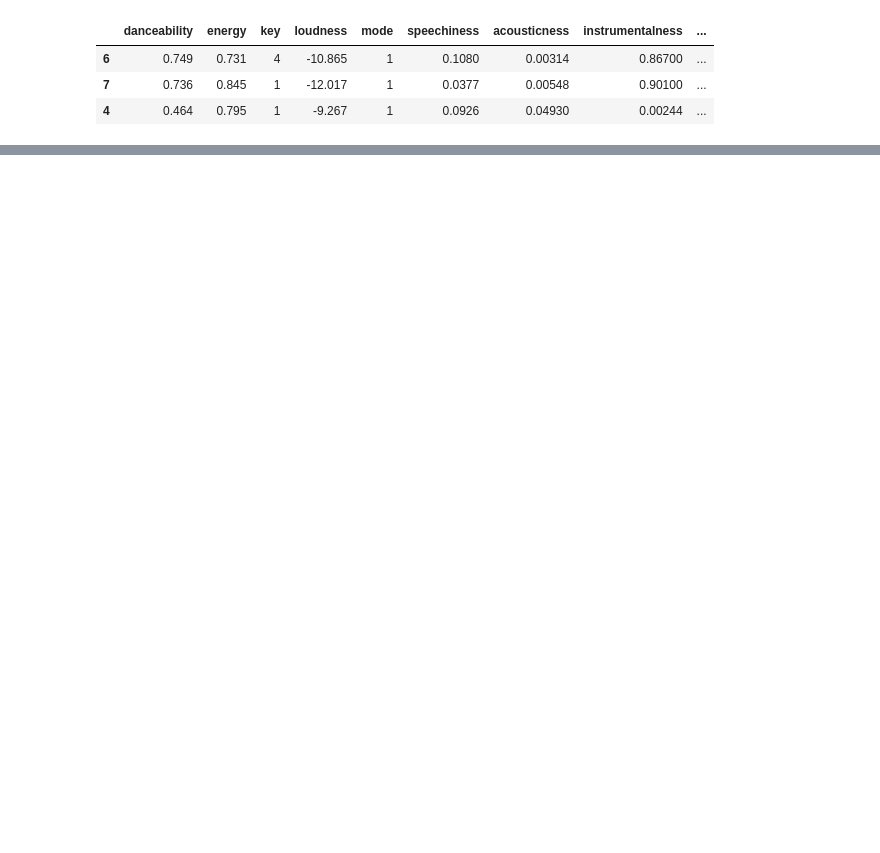
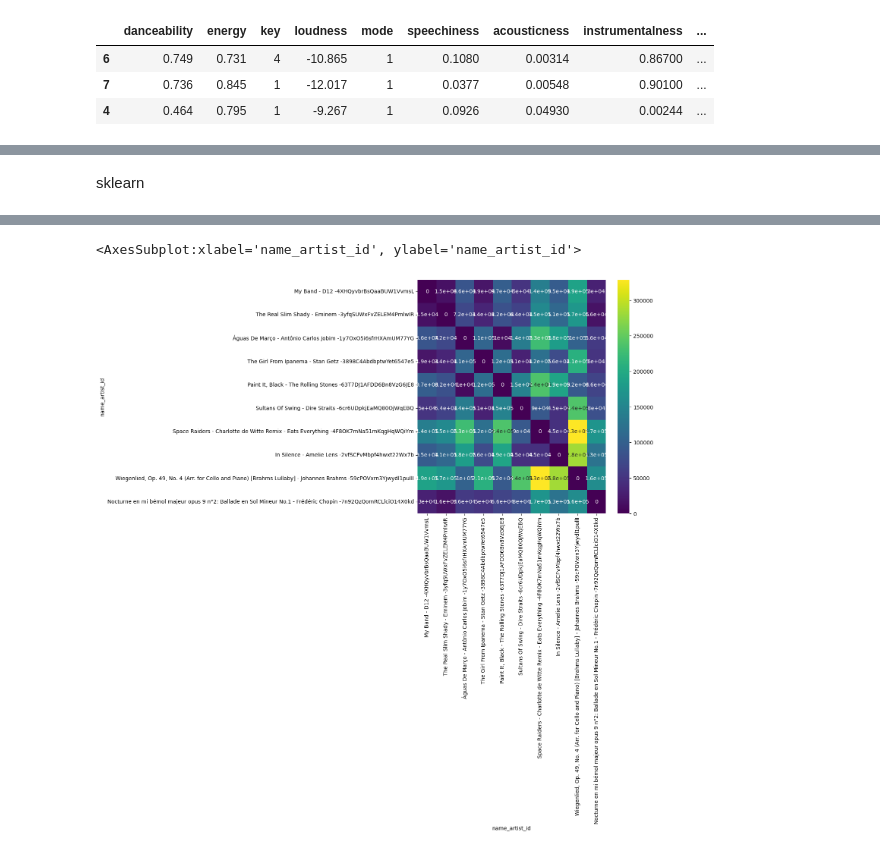
Before and after one commit to Joldon/unsupevised_ML, a Jupyter notebook: Compute_distances_10_songs.ipynb, the cells around one changed output, grey strips where cells are left out. Drawn from its saved outputs; the diff is of its cells as text; code cells hidden in the pictures; blank space fills up the shorter version.

Commit message:
plots with preprocessed data

```diff
--- a/Compute_distances_10_songs.ipynb
+++ b/Compute_distances_10_songs.ipynb
@@ -106,6 +108,8 @@ filtered_songs.sample(3)
 | Águas De Março - Antônio Carlos J... | 0.642 | 0.339 | 3 | -15.503 | 1 | 0.1400 | 0.8540 | 0.000000 | ... |
 | Sultans Of Swing - Dire Straits -... | 0.733 | 0.794 | 5 | -10.023 | 1 | 0.0307 | 0.0614 | 0.036700 | ... |
 | My Band - D12 -4XHQyvbrBsQaaBUW1V... | 0.851 | 0.849 | 1 | -3.383 | 0 | 0.0828 | 0.4970 | 0.000002 | ... |
+# %% [markdown]
+sklearn
 # %%
 #import sklearn
 from sklearn.metrics import pairwise_distances
@@ -149,3 +153,9 @@ manh
 | In Silence - Amelie Lens -2vfSCFv... | 94986.836618 | 109578.247820 | 181363.645820 | 75768.840160 | ... |
 | Wiegenlied, Op. 49, No. 4 (Arr. f... | 189068.864568 | 174479.807370 | 102702.765770 | 208278.985910 | ... |
 | Nocturne en mi bémol majeur opus ... | 30432.332298 | 15843.291100 | 56120.247500 | 49642.441840 | ... |
+# %%
+plt.subplots(figsize=(8,8))
+sns.heatmap(eucl, cmap='viridis', annot=True)
+# %% [output]
+<AxesSubplot:xlabel='name_artist_id', ylabel='name_artist_id'>
+[figure, added]
```
Also changed, not shown: parts of 4 cells of this notebook.
